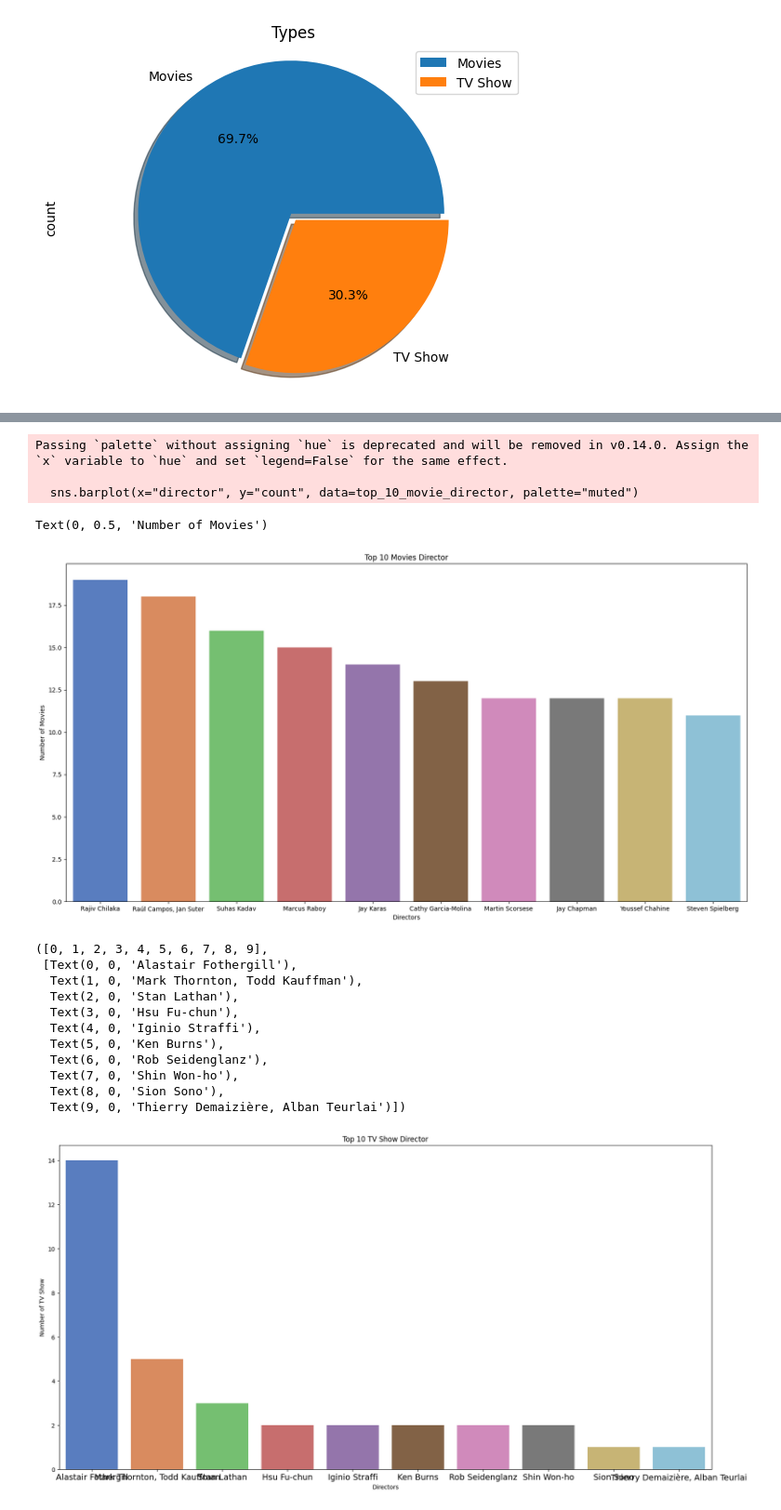
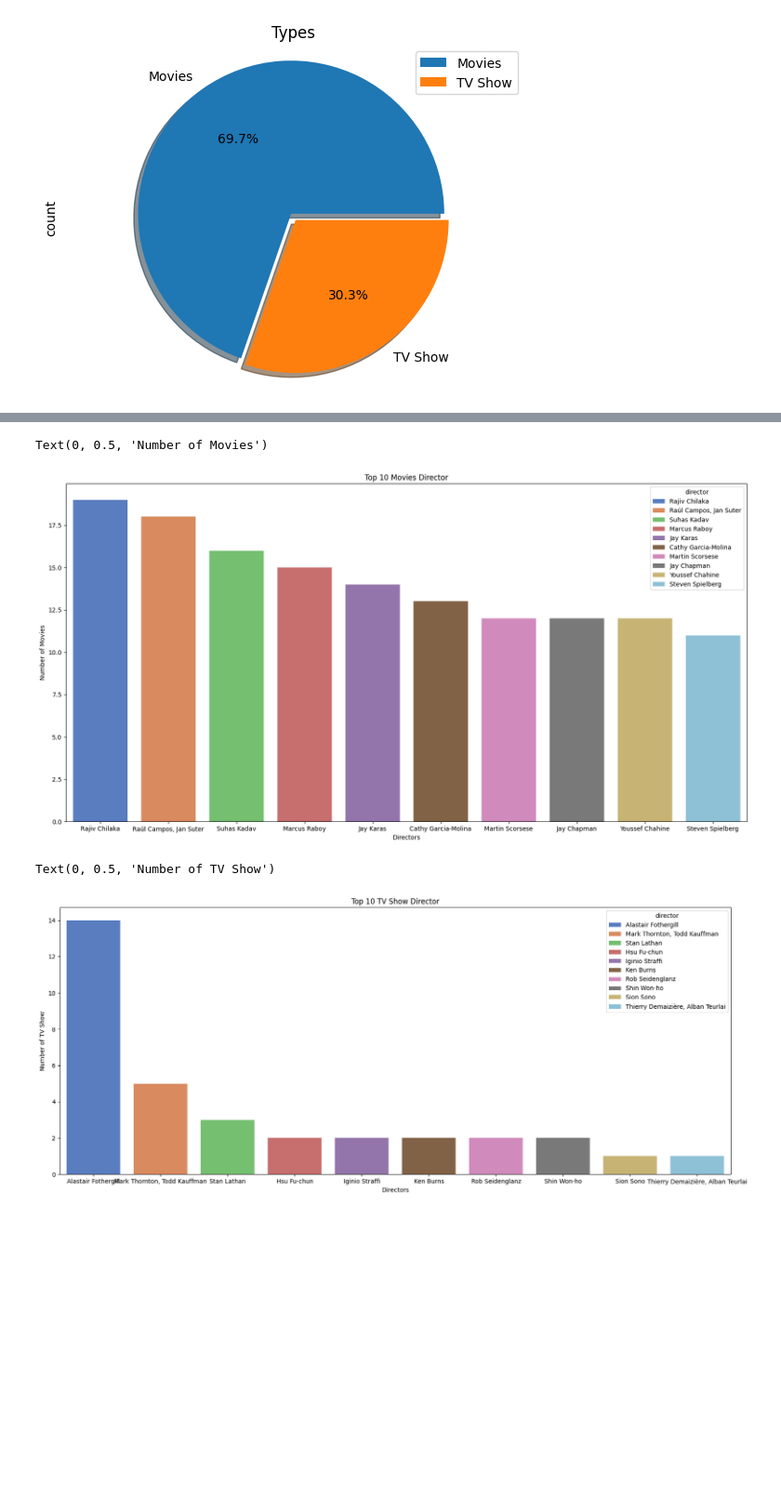
Before and after one commit to Dani-8/Netflix-Data-Analysis, a Jupyter notebook: Netflix-Data-Analysis.ipynb, the cells around one changed output, grey strips where cells are left out. Shown: that part at 93% size. Drawn from its saved outputs; the diff is of its cells as text; code cells hidden in the pictures; blank space fills up the shorter version.

```diff
--- a/Netflix-Data-Analysis.ipynb
+++ b/Netflix-Data-Analysis.ipynb
@@ -645,36 +642,21 @@ Text(0, 0.5, 'Number of Movies/Tv Show')
 # %%
 plt.figure(figsize=[20,10])
 
-sns.barplot(x="director", y="count", data=top_10_movie_director, palette="muted")
+sns.barplot(x="director", y="count", data=top_10_movie_director,hue="director", palette="muted", legend=True)
 plt.title("Top 10 Movies Director")
 plt.xlabel("Directors")
 plt.ylabel("Number of Movies")
 # %% [output]
-Passing `palette` without assigning `hue` is deprecated and will be removed in v0.14.0. Assign the `x` variable to `hue` and set `legend=False` for the same effect.
-
-  sns.barplot(x="director", y="count", data=top_10_movie_director, palette="muted")
+Text(0, 0.5, 'Number of Movies')
-Text(0, 0.5, 'Number of Movies')
-[figure, old version]
+[figure, new version]
 # %%
-plt.figure(figsize=[20,10])
+plt.figure(figsize=[20,8])
 
-sns.barplot(x="director", y="count", data=top_10_TVShow_director, hue="director", palette="muted")
+sns.barplot(x="director", y="count", data=top_10_TVShow_director, hue="director", palette="muted", legend=True)
 plt.title("Top 10 TV Show Director")
 
 plt.xlabel("Directors")
 plt.ylabel("Number of TV Show")
-
-plt.xticks(fontsize=14)
 # %% [output]
-([0, 1, 2, 3, 4, 5, 6, 7, 8, 9],
- [Text(0, 0, 'Alastair Fothergill'),
-  Text(1, 0, 'Mark Thornton, Todd Kauffman'),
-  Text(2, 0, 'Stan Lathan'),
-  Text(3, 0, 'Hsu Fu-chun'),
-  Text(4, 0, 'Iginio Straffi'),
-  Text(5, 0, 'Ken Burns'),
-  Text(6, 0, 'Rob Seidenglanz'),
-  Text(7, 0, 'Shin Won-ho'),
-  Text(8, 0, 'Sion Sono'),
-  Text(9, 0, 'Thierry Demaizière, Alban Teurlai')])
+Text(0, 0.5, 'Number of TV Show')
-[figure, old version]
+[figure, new version]
```
Also changed, not shown: parts of 2 cells of this notebook.
